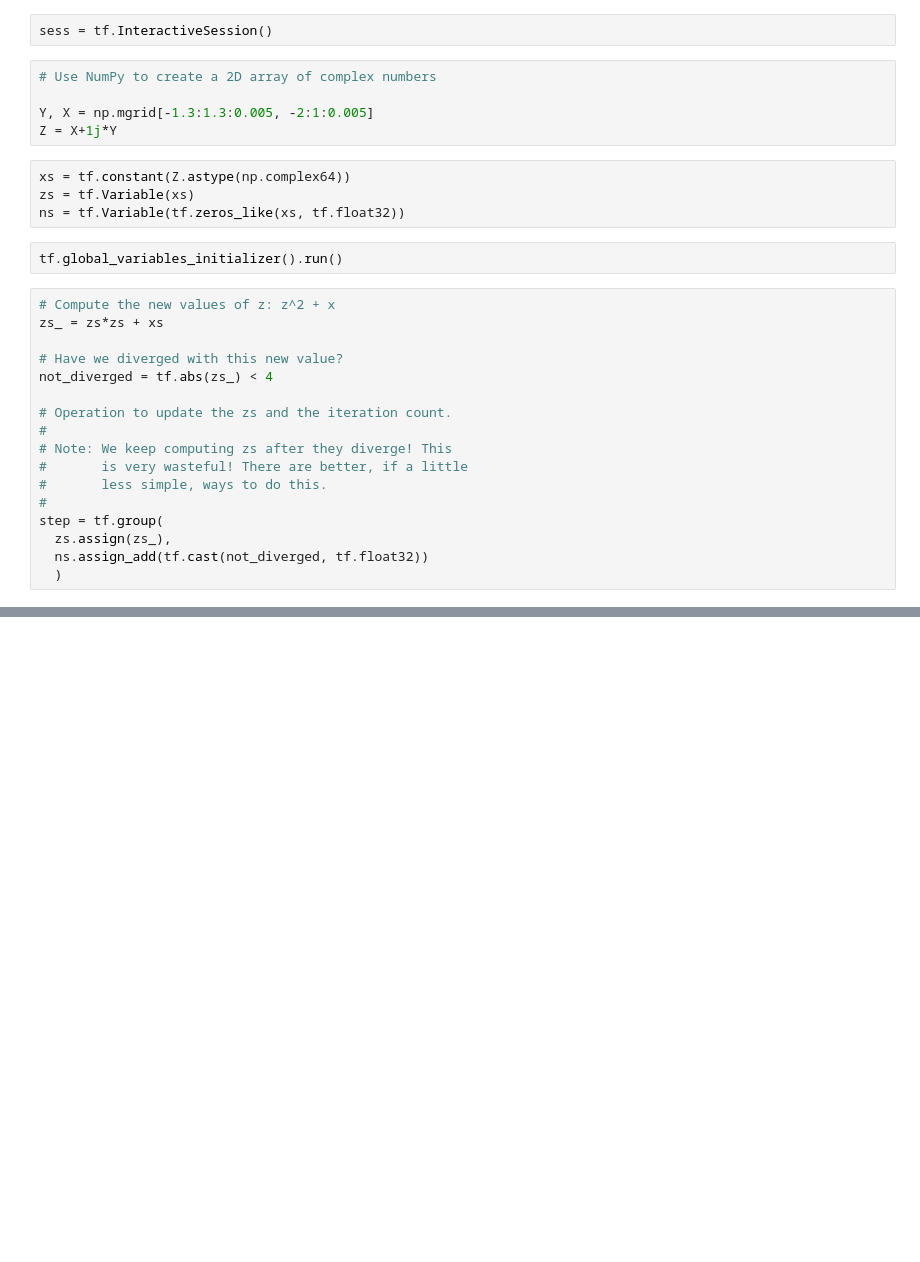
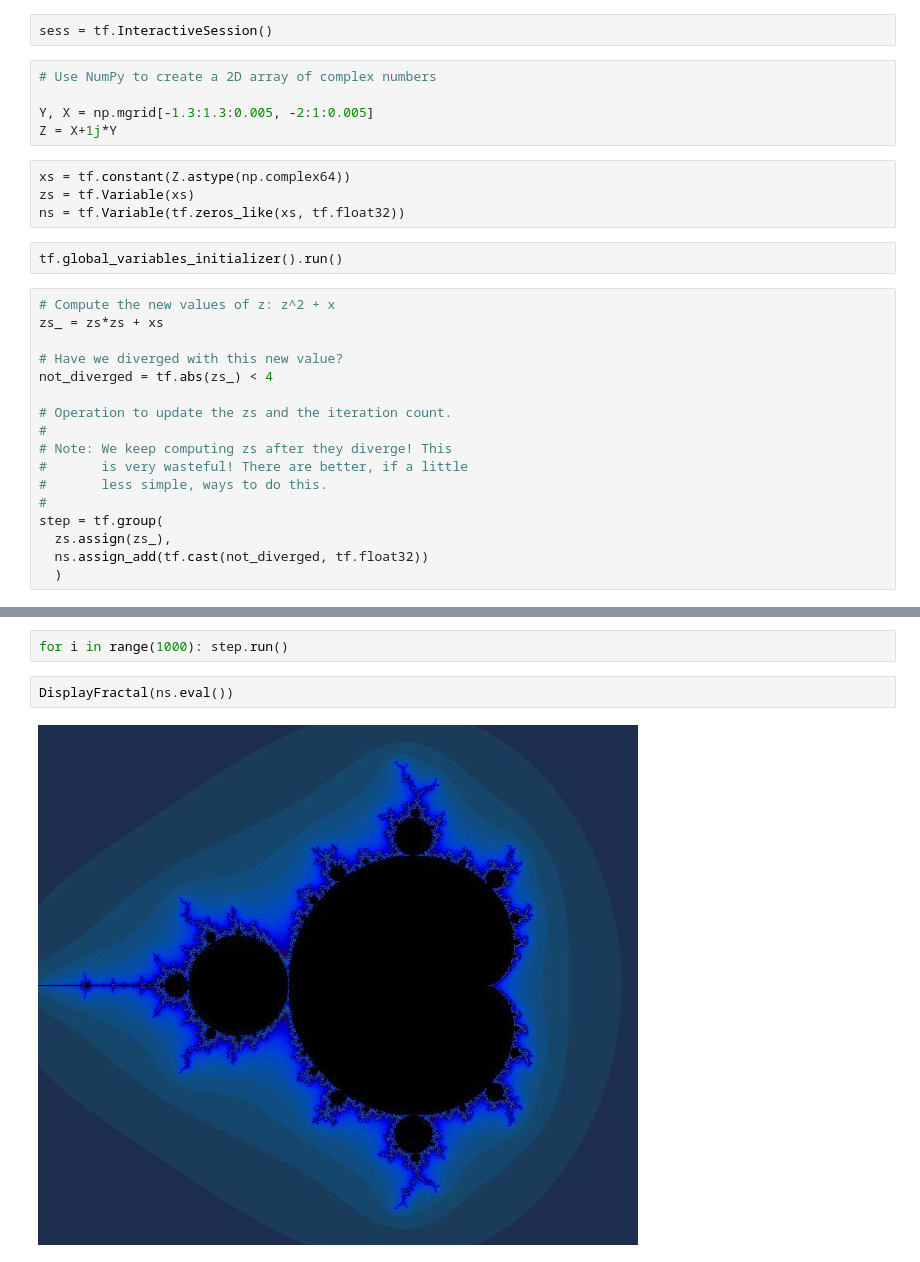
Before and after one commit to yama1968/Spikes, a Jupyter notebook: TensorFlow1.0/fractal.ipynb, the cells around one changed output, grey strips where cells are left out. Cells and saved outputs as stored; diff of their text form; blank space fills up the shorter version.

```diff
--- a/TensorFlow1.0/fractal.ipynb
+++ b/TensorFlow1.0/fractal.ipynb
@@ -65,0 +66,6 @@ DisplayFractal(ns.eval())
+# %%
+for i in range(1000): step.run()
+# %%
+DisplayFractal(ns.eval())
+# %% [output]
+[figure, added]
```
Also changed, not shown: parts of 3 cells of this notebook, 28 other files.
